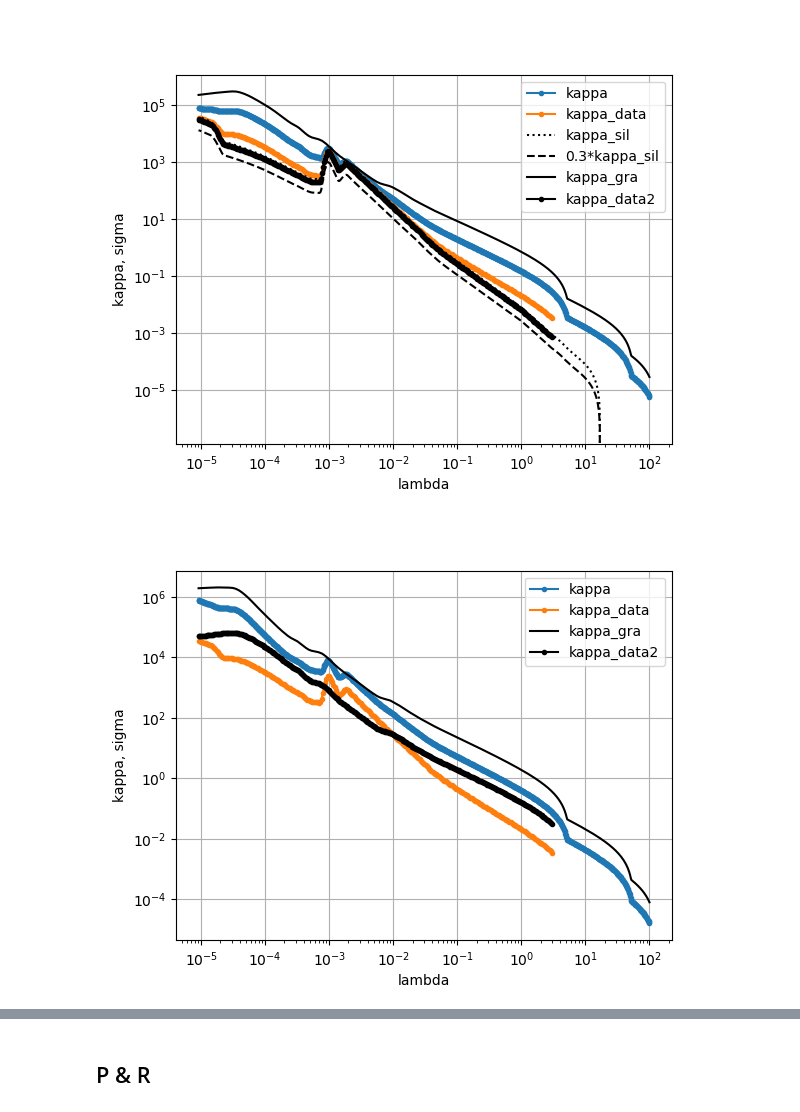
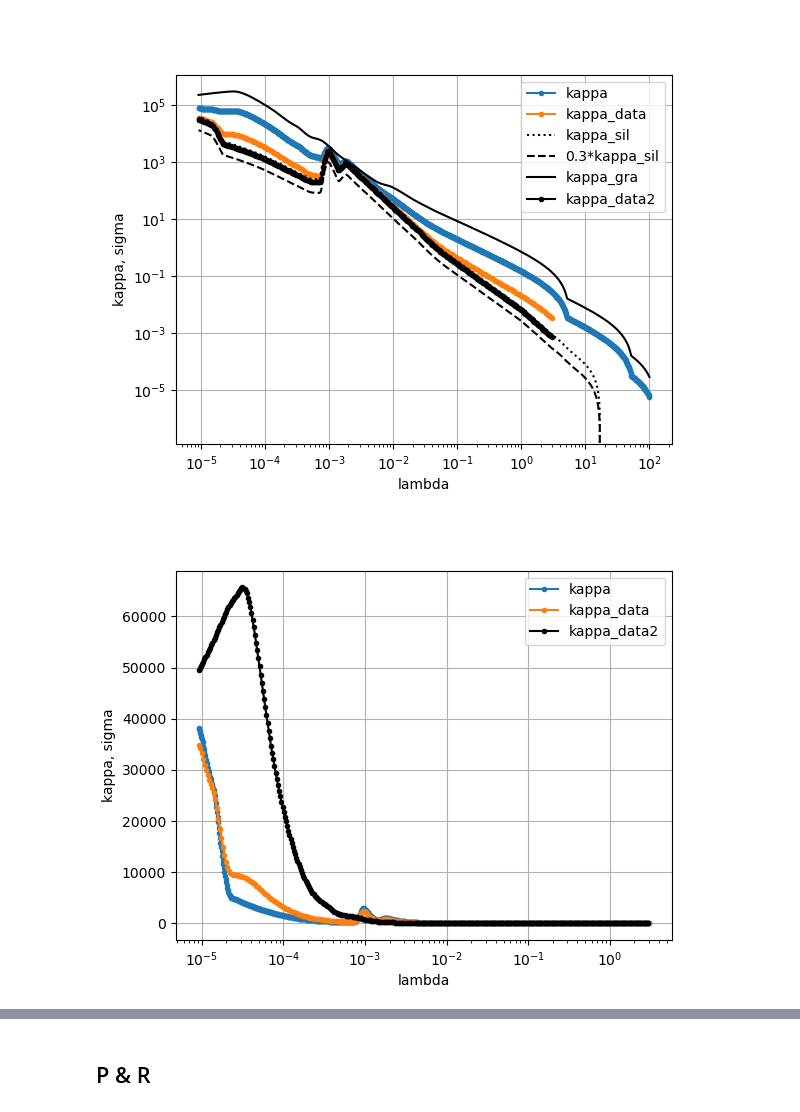
Before and after one commit to astro-kaba4ek/opacities_for_HURAKAN, a Jupyter notebook: prog.ipynb, the cells around one changed output, grey strips where cells are left out. Cells and saved outputs as stored; diff of their text form; code cells hidden in the pictures.

```diff
--- a/prog.ipynb
+++ b/prog.ipynb
@@ -146,34 +146,34 @@ df_mult_data11 = pd.read_csv(mult_data11, sep="\s+", skiprows=1)
 
 mult_data = "/home/sergey/diploma_/hurakan/input_data/multiopacity/data/kappa-full_ext2.dat"
 
 df_mult_data = pd.read_csv(mult_data, sep="\s+", names=["freq[1/s]", "kappa(abs)[cm2/g]", "sigma(sca)[cm2/g]"])
 # df_mult_data
 
 
 plt.close()
 plt.plot(c_light/df_mult_data11["freq[1/s]"], df_mult_data11["kappa(abs)[cm2/g]"], ".-", label="kappa")
 # plt.plot(c_light/df_mult_data11["freq[1/s]"], df_mult_data11["sigma(sca)[cm2/g]"], ".-", label="sigma")
 plt.plot(c_light/df_mult_data["freq[1/s]"], df_mult_data["kappa(abs)[cm2/g]"], ".-", label="kappa_data")
 # plt.plot(c_light/df_mult_data["freq[1/s]"], df_mult_data["sigma(sca)[cm2/g]"], ".-", label="sigma_data")
 
 # plt.plot(c_light/df_sil["freq[1/s]"], df_sil["kappa(abs)[cm2/g]"], ":", label="kappa_sil", c="black")
 # plt.plot(c_light/df_sil["freq[1/s]"], 0.3333*df_sil["kappa(abs)[cm2/g]"], "--", label="0.3*kappa_sil", c="black")
 # plt.plot(c_light/df_sil["freq[1/s]"], df_sil["sigma(sca)[cm2/g]"], ":", label="sigma_sil", c="black")
-plt.plot(c_light/df_gra["freq[1/s]"], df_gra["kappa(abs)[cm2/g]"], "-", label="kappa_gra", c="black")
+# plt.plot(c_light/df_gra["freq[1/s]"], df_gra["kappa(abs)[cm2/g]"], "-", label="kappa_gra", c="black")
 # plt.plot(c_light/df_gra["freq[1/s]"], df_gra["sigma(sca)[cm2/g]"], "-", label="sigma_gra", c="black")
 
-mult_data22 = "/home/sergey/diploma_/opacity/opacity_small_amax1um.txt"
+mult_data22 = "/home/sergey/diploma_/opacities_for_HURAKAN/opacity_small_amax1um.txt"
 df_mult_data22 = pd.read_csv(mult_data22, sep="\s+", skiprows=6)
 # plt.plot(df_mult_data22["lambda,cm"], 0.8*df_mult_data22["kappaSi"], ".-", label="kappa_data2", c="black")
 plt.plot(df_mult_data22["lambda,cm"], 2.24*df_mult_data22["kappaC"], ".-", label="kappa_data2", c="black")
 
 
 plt.xlabel("lambda")
 plt.ylabel("kappa, sigma")
-plt.loglog()
+plt.semilogx()
 plt.legend()
 # plt.title(head)
 plt.grid()
 plt.show()
 # %% [output]
-[figure, old version]
+[figure, new version]
```
Also changed, not shown: parts of 1 cell of this notebook, 4 other files.
